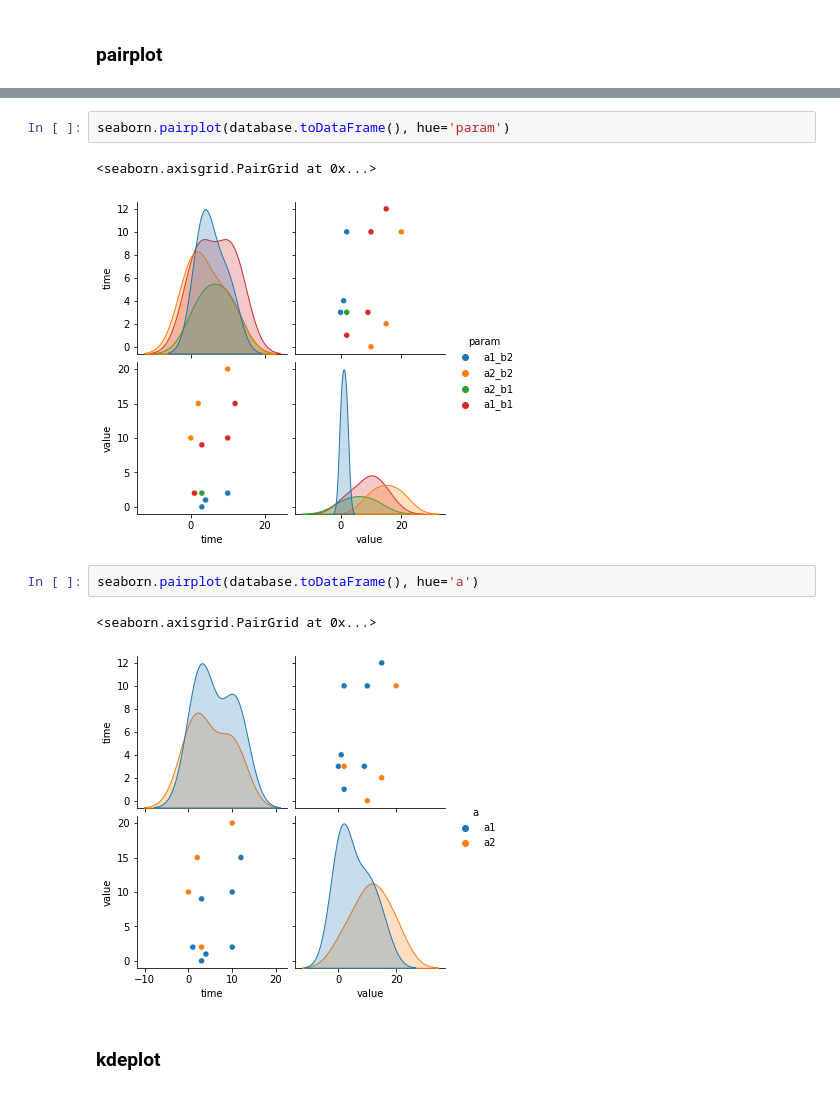
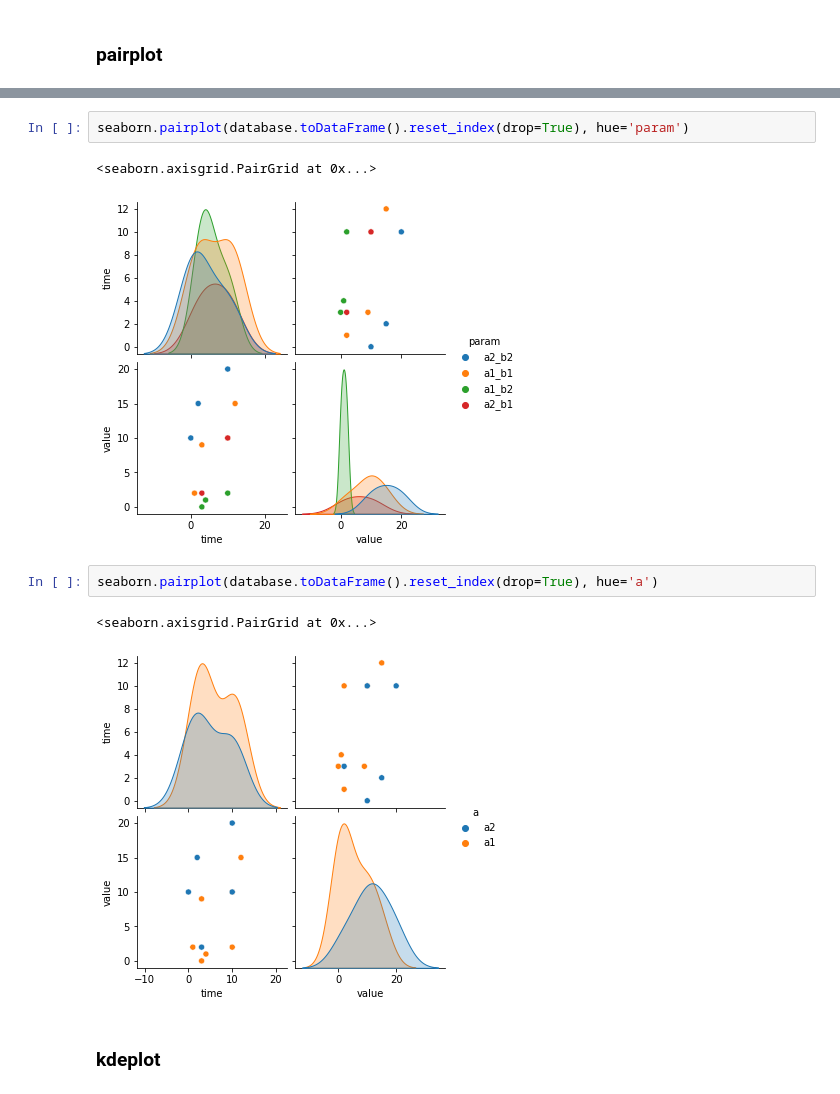
Before and after one commit to nariaki3551/SumExp, a Jupyter notebook: sumexp_expample1/example1.ipynb, the cells around one changed output, grey strips where cells are left out. Drawn from its saved outputs; the diff is of its cells as text.

```diff
--- a/sumexp_expample1/example1.ipynb
+++ b/sumexp_expample1/example1.ipynb
@@ -528,15 +555,15 @@ seaborn.pairplot(database.toDataFrame())
 <seaborn.axisgrid.PairGrid at 0x...>
 [figure]
 # %%
-seaborn.pairplot(database.toDataFrame(), hue='param')
+seaborn.pairplot(database.toDataFrame().reset_index(drop=True), hue='param')
 # %% [output]
 <seaborn.axisgrid.PairGrid at 0x...>
-[figure, old version]
+[figure, new version]
 # %%
-seaborn.pairplot(database.toDataFrame(), hue='a')
+seaborn.pairplot(database.toDataFrame().reset_index(drop=True), hue='a')
 # %% [output]
 <seaborn.axisgrid.PairGrid at 0x...>
-[figure, old version]
+[figure, new version]
 # %% [markdown]
 ### kdeplot
 # %%
```
Also changed, not shown: parts of 18 cells of this notebook, 8 other files.
